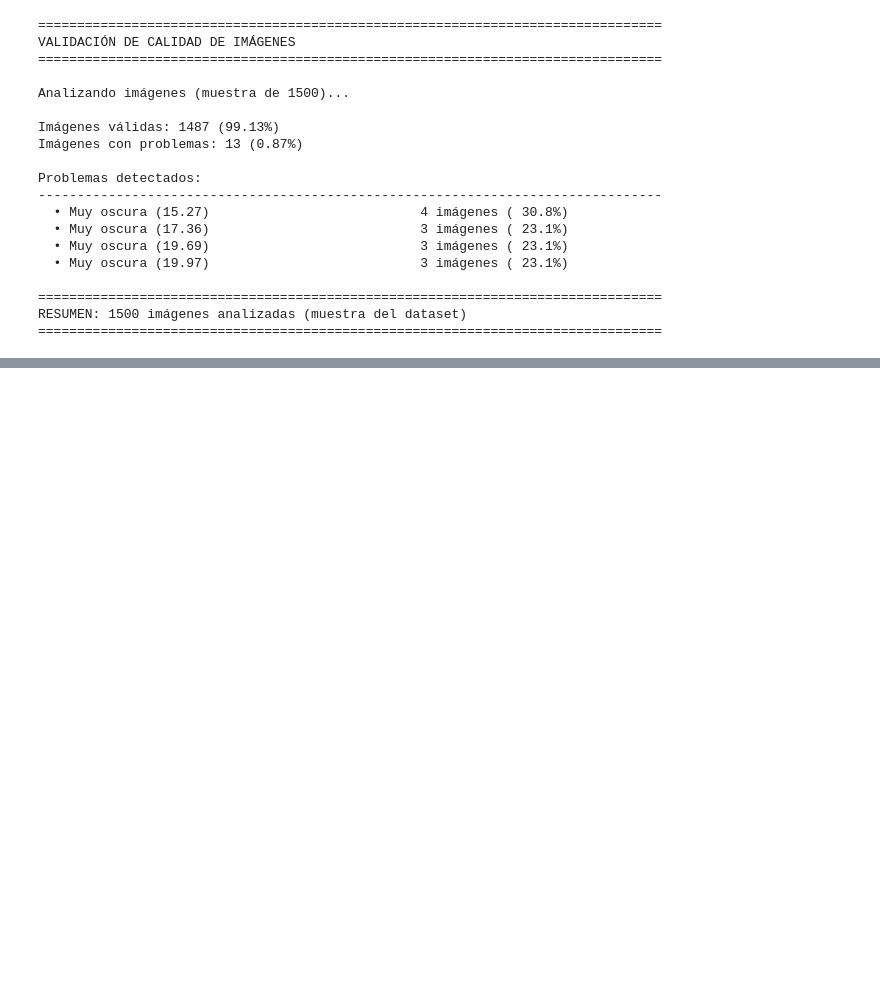
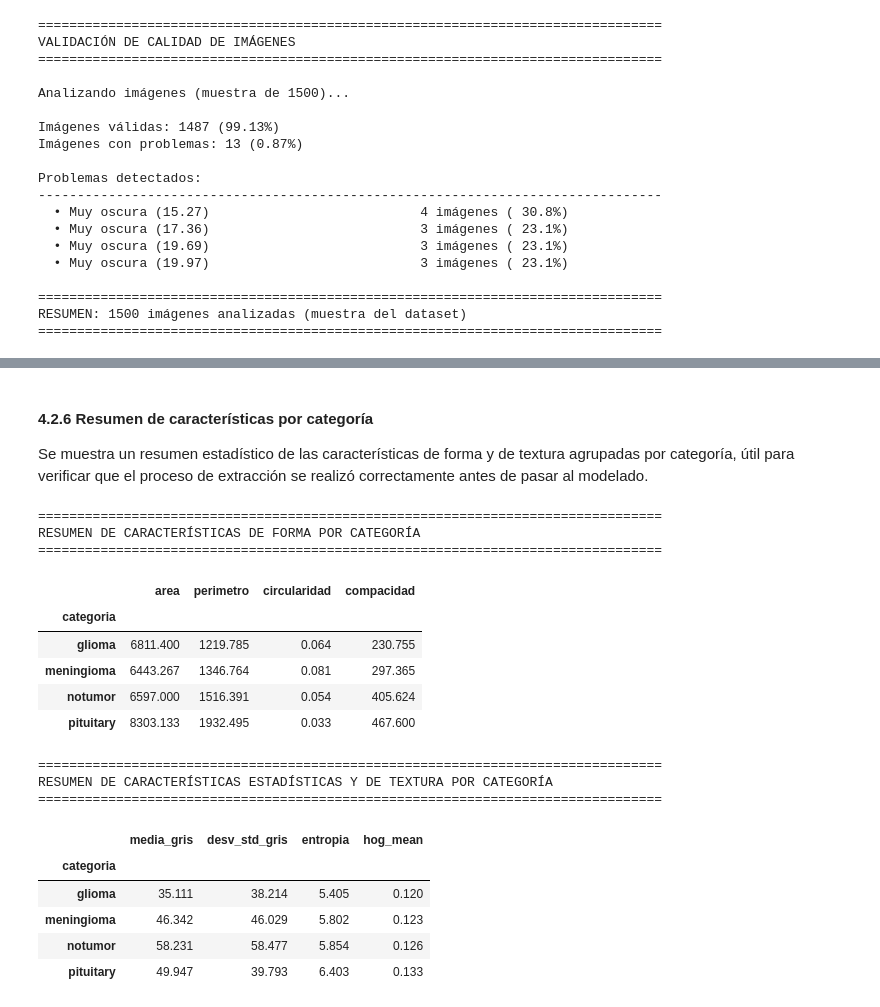
Before and after one commit to Alelop-Itu/TUMORES-CEREBRALES, a Jupyter notebook: Tumores cerebrales.ipynb, the cells around one changed output, grey strips where cells are left out. Saved outputs shown, nothing was run; the diff lists cells and outputs as text; code cells hidden in the pictures; blank space fills up the shorter version.

```diff
--- a/Tumores cerebrales.ipynb
+++ b/Tumores cerebrales.ipynb
@@ -681,0 +948,30 @@ RESUMEN: 1500 imágenes analizadas (muestra del dataset)
+# %%
+def extraer_caracteristicas_textura(img_gray_norm):
+    """
+    Extrae el histograma de Local Binary Patterns (LBP) y un resumen del
+    descriptor Histogram of Oriented Gradients (HOG) de una imagen en escala de grises.
+    """
+    img_uint8 = (img_gray_norm * 255).astype('uint8')
+
+    # Local Binary Patterns
+    radio = 1
+    n_puntos = 8 * radio
+    lbp = local_binary_pattern(img_uint8, n_puntos, radio, method='uniform')
+    hist_lbp, _ = np.histogram(lbp, bins=np.arange(0, n_puntos + 3), range=(0, n_puntos + 2))
+    hist_lbp = hist_lbp.astype('float')
+    hist_lbp /= (hist_lbp.sum() + 1e-7)
+
+    # Histogram of Oriented Gradients
+    vector_hog = hog(img_gray_norm, orientations=9, pixels_per_cell=(16, 16),
+                      cells_per_block=(2, 2), block_norm='L2-Hys', transform_sqrt=True)
+
+    return {
+        'lbp_hist': hist_lbp,
+        'hog_mean': vector_hog.mean(),
+        'hog_std': vector_hog.std(),
+        'hog_dim': len(vector_hog)
+    }
+
+carac_textura = extraer_caracteristicas_textura(gray_norm)
+print("Histograma LBP (10 bins):", np.round(carac_textura['lbp_hist'], 3))
+print(f"HOG -> media: {carac_textura['hog_mean']:.4f}, std: {carac_textura['hog_std']:.4f}, dimensión: {carac_textura['hog_dim']}")
@@ -681,0 +1103,33 @@ RESUMEN: 1500 imágenes analizadas (muestra del dataset)
+# %% [markdown]
+#### 4.2.6 Resumen de características por categoría
+
+Se muestra un resumen estadístico de las características de forma y de textura agrupadas por categoría, útil para verificar que el proceso de extracción se realizó correctamente antes de pasar al modelado.
+# %%
+print("=" * 80)
+print("RESUMEN DE CARACTERÍSTICAS DE FORMA POR CATEGORÍA")
+print("=" * 80)
+display(df_caracteristicas.groupby('categoria')[['area', 'perimetro', 'circularidad', 'compacidad']].mean().round(3))
+
+print("\n" + "=" * 80)
+print("RESUMEN DE CARACTERÍSTICAS ESTADÍSTICAS Y DE TEXTURA POR CATEGORÍA")
+print("=" * 80)
+display(df_caracteristicas.groupby('categoria')[['media_gris', 'desv_std_gris', 'entropia', 'hog_mean']].mean().round(3))
+# %% [output]
+================================================================================
+RESUMEN DE CARACTERÍSTICAS DE FORMA POR CATEGORÍA
+================================================================================
+|  | area | perimetro | circularidad | compacidad |
+| categoria |  |  |  |  |
+| glioma | 6811.400 | 1219.785 | 0.064 | 230.755 |
+| meningioma | 6443.267 | 1346.764 | 0.081 | 297.365 |
+| notumor | 6597.000 | 1516.391 | 0.054 | 405.624 |
+| pituitary | 8303.133 | 1932.495 | 0.033 | 467.600 |
+================================================================================
+RESUMEN DE CARACTERÍSTICAS ESTADÍSTICAS Y DE TEXTURA POR CATEGORÍA
+================================================================================
+|  | media_gris | desv_std_gris | entropia | hog_mean |
+| categoria |  |  |  |  |
+| glioma | 35.111 | 38.214 | 5.405 | 0.120 |
+| meningioma | 46.342 | 46.029 | 5.802 | 0.123 |
+| notumor | 58.231 | 58.477 | 5.854 | 0.126 |
+| pituitary | 49.947 | 39.793 | 6.403 | 0.133 |
```
Also changed, not shown: parts of 24 cells of this notebook.
